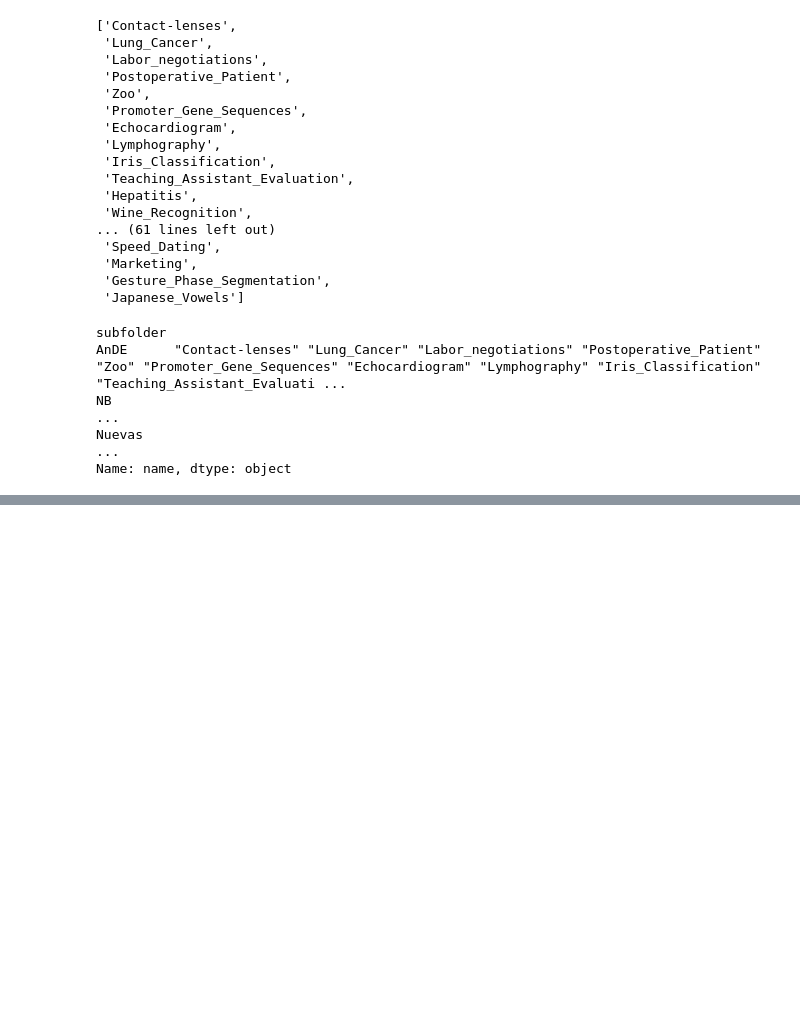
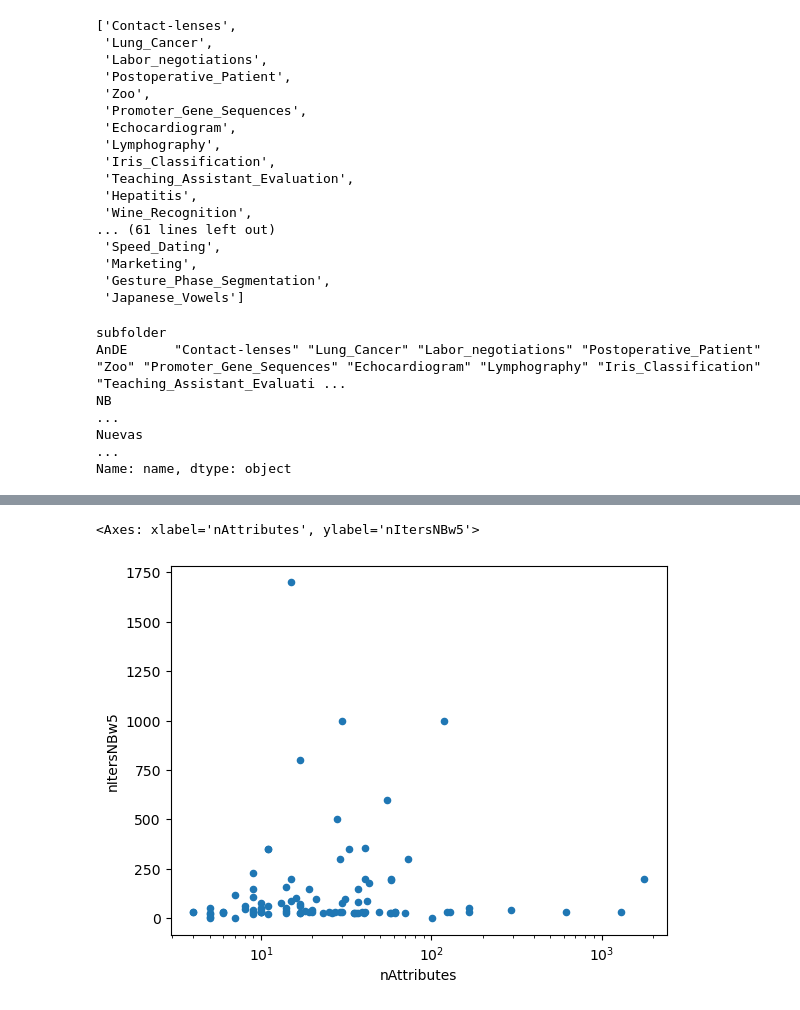
Before and after one commit to ptorrijos99/BayesFL, a Jupyter notebook: res/classification/metadata.ipynb, the cells around one changed output, grey strips where cells are left out. Drawn from its saved outputs; the diff is of its cells as text; code cells hidden in the pictures; blank space fills up the shorter version.

```diff
--- a/res/classification/metadata.ipynb
+++ b/res/classification/metadata.ipynb
@@ -127,0 +174,5 @@ Name: name, dtype: object
+# %%
+metadata.plot.scatter(x='nAttributes', y='nItersNBw5', logx=True)
+# %% [output]
+<Axes: xlabel='nAttributes', ylabel='nItersNBw5'>
+[figure, added]
```
Also changed, not shown: parts of 10 cells of this notebook, 1 other file.
